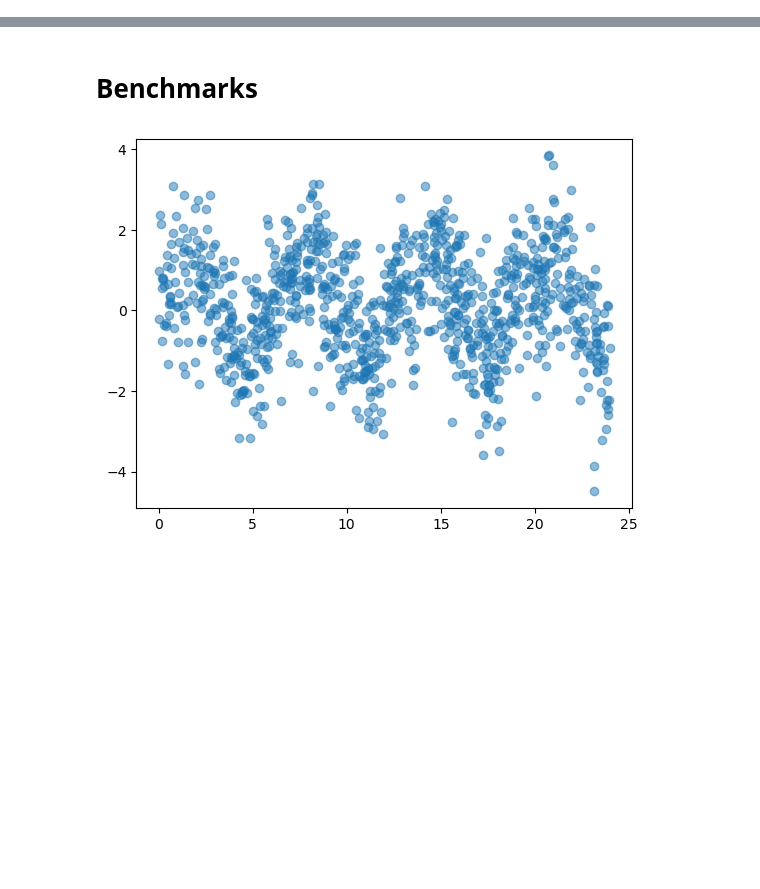
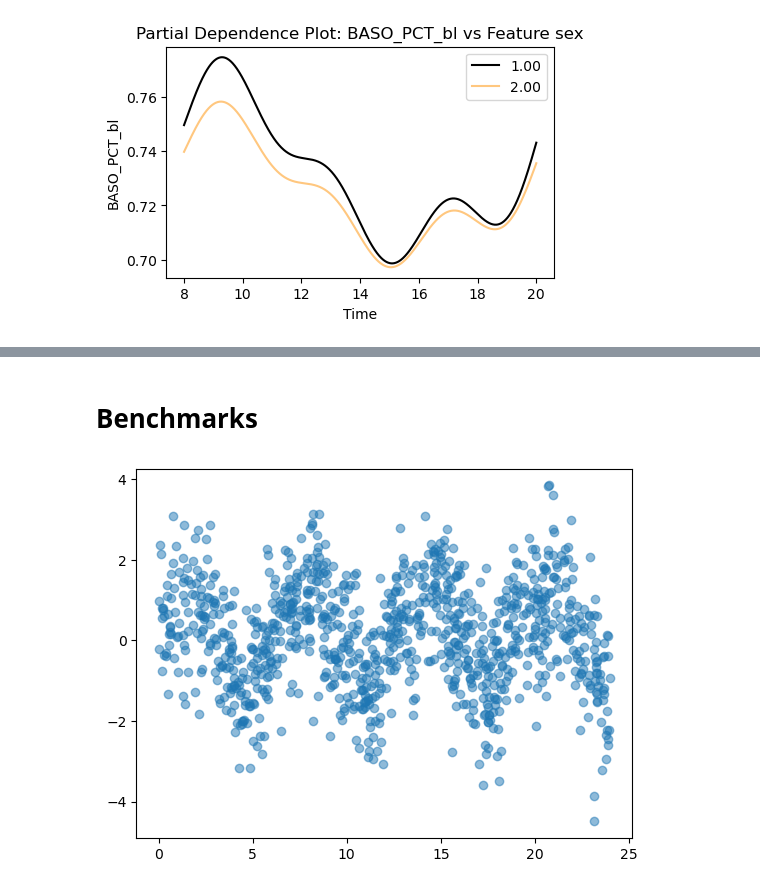
Before and after one commit to koszulordie/fourier-neural-net, a Jupyter notebook: bench.ipynb, the cells around one changed output, grey strips where cells are left out. Cells and saved outputs as stored; diff of their text form; code cells hidden in the pictures; blank space fills up the shorter version.

```diff
--- a/bench.ipynb
+++ b/bench.ipynb
@@ -109,0 +107,5 @@ plot_partial_dependence_age(model.model, './tmp/partial_dependence_age.3.png', r
+# %%
+# sex partial dependence
+
+plot_partial_dependence(model.model, 0, [1, 2], ['sex', 'age', 'noise'], X, response, './tmp/partial_dependence_sex.png')
+# %% [output]
@@ -110,3 +114,4 @@ plot_partial_dependence_age(model.model, './tmp/partial_dependence_age.3.png', r
+[figure, added]
 # %%
 # how to display partial dependence plots in png format inline
 
```
Also changed, not shown: parts of 28 cells of this notebook.
